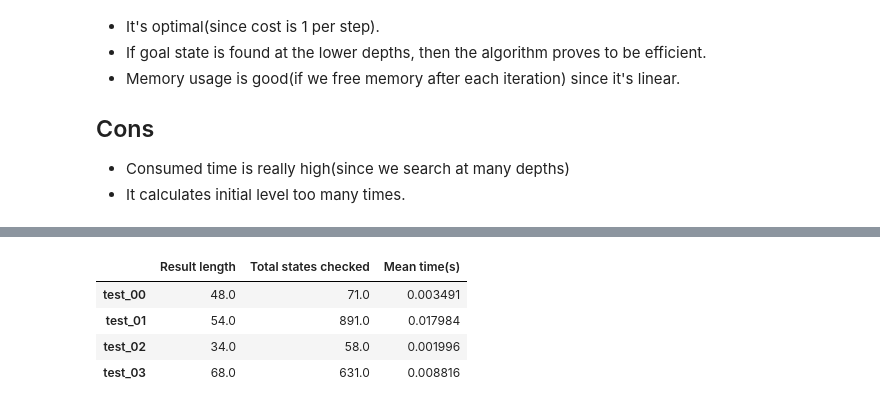
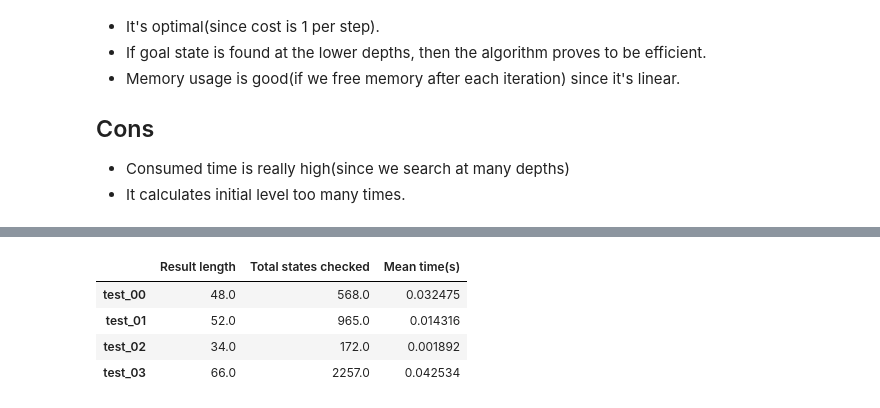
Before and after one commit to tahafkh/AI, a Jupyter notebook: CA1/CA1.ipynb, the cells around one changed output, grey strips where cells are left out. Drawn from its saved outputs; the diff is of its cells as text; code cells hidden in the pictures.

```diff
--- a/CA1/CA1.ipynb
+++ b/CA1/CA1.ipynb
@@ -300,4 +314,5 @@ Path for test_03: RRDDDDDLDLDDRDURUUUUUUUURRRRRRRLLLLLLLDDDDDDDDLDURUUUURRRRRRRD
 # %%
+# Heuristic function. Explanation is mentioned above
 def h(state, friends_start, friends_end, last_cell):
     (x, y), current_damage, current_ork, current_friend, friends_status = state
     remaining_friends = [i for i, val in enumerate(friends_status) if val == '0']
@@ -306,10 +321,11 @@ def h(state, friends_start, friends_end, last_cell):
     elif current_friend != -1:
         return calc_manhattan_dist((x, y), friends_end[current_friend]) + calc_manhattan_dist(friends_end[current_friend], last_cell)
     else:
-        return np.max(np.array([calc_manhattan_dist((x, y), friends_start[i]) + calc_manhattan_dist(friends_start[i], friends_end[i]) +
+        return np.min(np.array([calc_manhattan_dist((x, y), friends_start[i]) + calc_manhattan_dist(friends_start[i], friends_end[i]) +
                       calc_manhattan_dist(friends_end[i], last_cell)
                       for i in remaining_friends]))
 
+# A*
 def a_star(grid, start_state, last_cell, friends_start, friends_end, degrees, hyperparams):
     alpha = hyperparams['alpha']
     total_states_checked = 0
@@ -366,6 +395,6 @@ Path for test_03: RDDDRDDLDLDDRDURUUUUUUUURRRRRRRLLLLLLLDDDDDDDDLDURUUUURRRRRRRD
 # %%
 hyperparams = {
-    'alpha' : 3
+    'alpha' : 2
 }
 records['Weighted A*(alpha = {})'.format(hyperparams['alpha'])] = solve_problem(a_star, hyperparams)
 records['Weighted A*(alpha = {})'.format(hyperparams['alpha'])]
@@ -377,7 +406,7 @@ Path for test_03: RDDDRDDLDLDDRDURUUUUUUUURRRRRRRLLLLLLLLDDDRDDDDDLDURUUUURRRRRR
 |  | Result length | Total states checked | Mean time(s) |
-| test_00 | 48.0 | 71.0 | 0.003491 |
-| test_01 | 54.0 | 891.0 | 0.017984 |
-| test_02 | 34.0 | 58.0 | 0.001996 |
-| test_03 | 68.0 | 631.0 | 0.008816 |
+| test_00 | 48.0 | 568.0 | 0.032475 |
+| test_01 | 52.0 | 965.0 | 0.014316 |
+| test_02 | 34.0 | 172.0 | 0.001892 |
+| test_03 | 66.0 | 2257.0 | 0.042534 |
 # %%
 hyperparams = {
```
Also changed, not shown: parts of 11 cells of this notebook, 1 other file.
